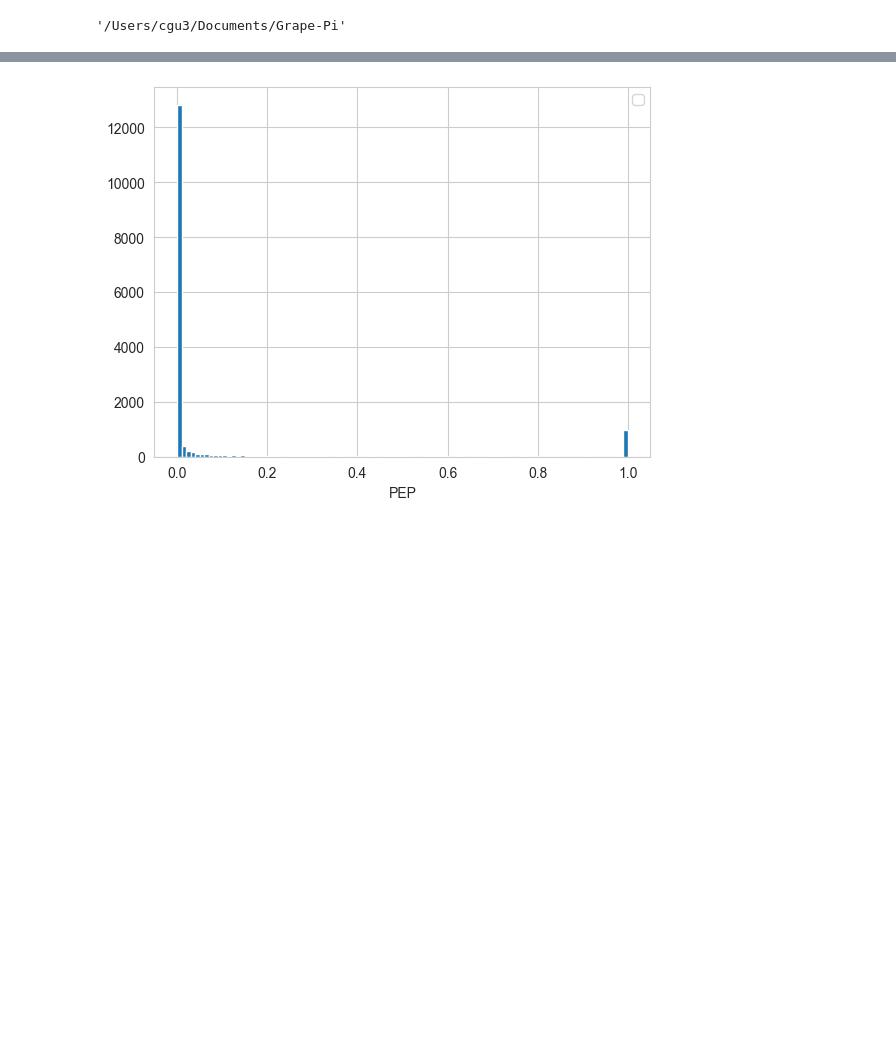
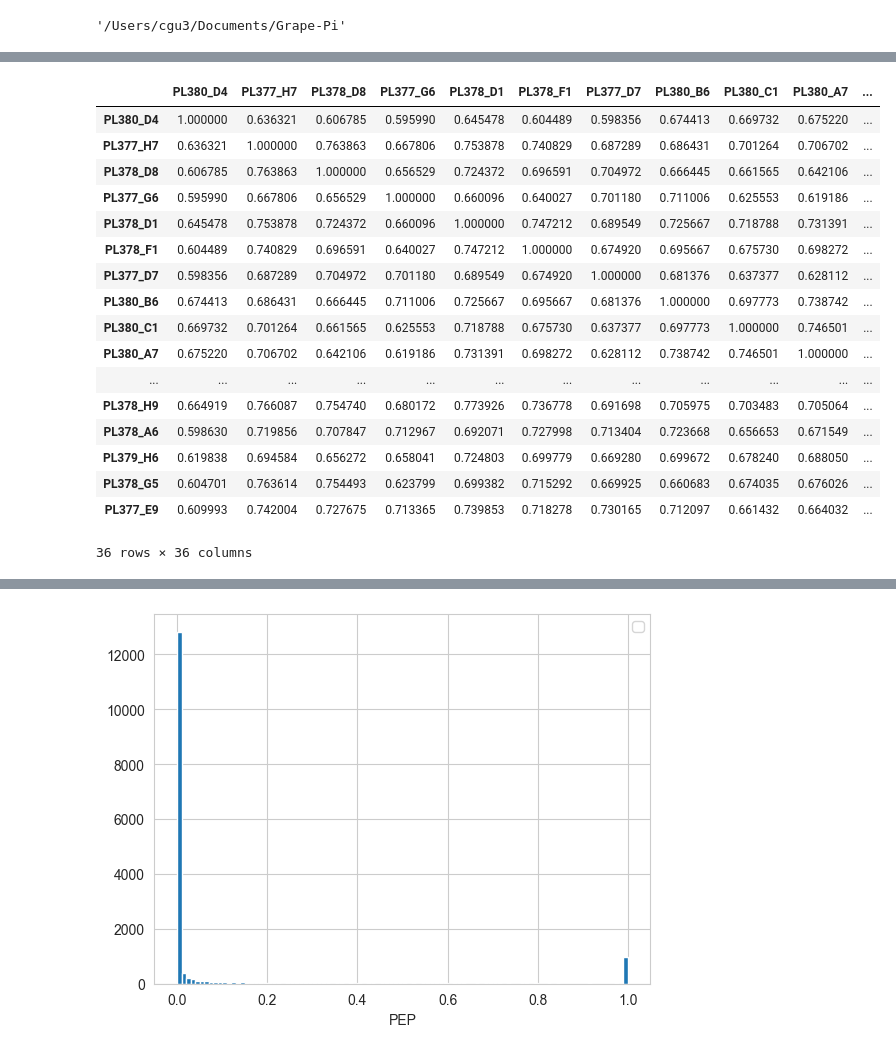
Before and after one commit to FDUguchunhui/GrapePi, a Jupyter notebook: notebooks/data_pre_processing/bruker_data_processing.ipynb, the cells around one changed output, grey strips where cells are left out. Saved outputs shown, nothing was run; the diff lists cells and outputs as text; code cells hidden in the pictures; blank space fills up the shorter version.

```diff
--- a/notebooks/data_pre_processing/bruker_data_processing.ipynb
+++ b/notebooks/data_pre_processing/bruker_data_processing.ipynb
@@ -104,0 +139,22 @@ dat.loc[:, dat.columns != 'accession'].corr()
+# %%
+# corr matrix
+dat.loc[:, dat.columns.isin(GI_samples)].corr(method='spearman')
+# %% [output]
+|  | PL380_D4 | PL377_H7 | PL378_D8 | PL377_G6 | PL378_D1 | PL378_F1 | PL377_D7 | PL380_B6 | PL380_C1 | PL380_A7 | ... |
+| PL380_D4 | 1.000000 | 0.636321 | 0.606785 | 0.595990 | 0.645478 | 0.604489 | 0.598356 | 0.674413 | 0.669732 | 0.675220 | ... |
+| PL377_H7 | 0.636321 | 1.000000 | 0.763863 | 0.667806 | 0.753878 | 0.740829 | 0.687289 | 0.686431 | 0.701264 | 0.706702 | ... |
+| PL378_D8 | 0.606785 | 0.763863 | 1.000000 | 0.656529 | 0.724372 | 0.696591 | 0.704972 | 0.666445 | 0.661565 | 0.642106 | ... |
+| PL377_G6 | 0.595990 | 0.667806 | 0.656529 | 1.000000 | 0.660096 | 0.640027 | 0.701180 | 0.711006 | 0.625553 | 0.619186 | ... |
+| PL378_D1 | 0.645478 | 0.753878 | 0.724372 | 0.660096 | 1.000000 | 0.747212 | 0.689549 | 0.725667 | 0.718788 | 0.731391 | ... |
+| PL378_F1 | 0.604489 | 0.740829 | 0.696591 | 0.640027 | 0.747212 | 1.000000 | 0.674920 | 0.695667 | 0.675730 | 0.698272 | ... |
+| PL377_D7 | 0.598356 | 0.687289 | 0.704972 | 0.701180 | 0.689549 | 0.674920 | 1.000000 | 0.681376 | 0.637377 | 0.628112 | ... |
+| PL380_B6 | 0.674413 | 0.686431 | 0.666445 | 0.711006 | 0.725667 | 0.695667 | 0.681376 | 1.000000 | 0.697773 | 0.738742 | ... |
+| PL380_C1 | 0.669732 | 0.701264 | 0.661565 | 0.625553 | 0.718788 | 0.675730 | 0.637377 | 0.697773 | 1.000000 | 0.746501 | ... |
+| PL380_A7 | 0.675220 | 0.706702 | 0.642106 | 0.619186 | 0.731391 | 0.698272 | 0.628112 | 0.738742 | 0.746501 | 1.000000 | ... |
+| ... | ... | ... | ... | ... | ... | ... | ... | ... | ... | ... | ... |
+| PL378_H9 | 0.664919 | 0.766087 | 0.754740 | 0.680172 | 0.773926 | 0.736778 | 0.691698 | 0.705975 | 0.703483 | 0.705064 | ... |
+| PL378_A6 | 0.598630 | 0.719856 | 0.707847 | 0.712967 | 0.692071 | 0.727998 | 0.713404 | 0.723668 | 0.656653 | 0.671549 | ... |
+| PL379_H6 | 0.619838 | 0.694584 | 0.656272 | 0.658041 | 0.724803 | 0.699779 | 0.669280 | 0.699672 | 0.678240 | 0.688050 | ... |
+| PL378_G5 | 0.604701 | 0.763614 | 0.754493 | 0.623799 | 0.699382 | 0.715292 | 0.669925 | 0.660683 | 0.674035 | 0.676026 | ... |
+| PL377_E9 | 0.609993 | 0.742004 | 0.727675 | 0.713365 | 0.739853 | 0.718278 | 0.730165 | 0.712097 | 0.661432 | 0.664032 | ... |
+36 rows × 36 columns
```
Also changed, not shown: parts of 16 cells of this notebook, 9 other files.
